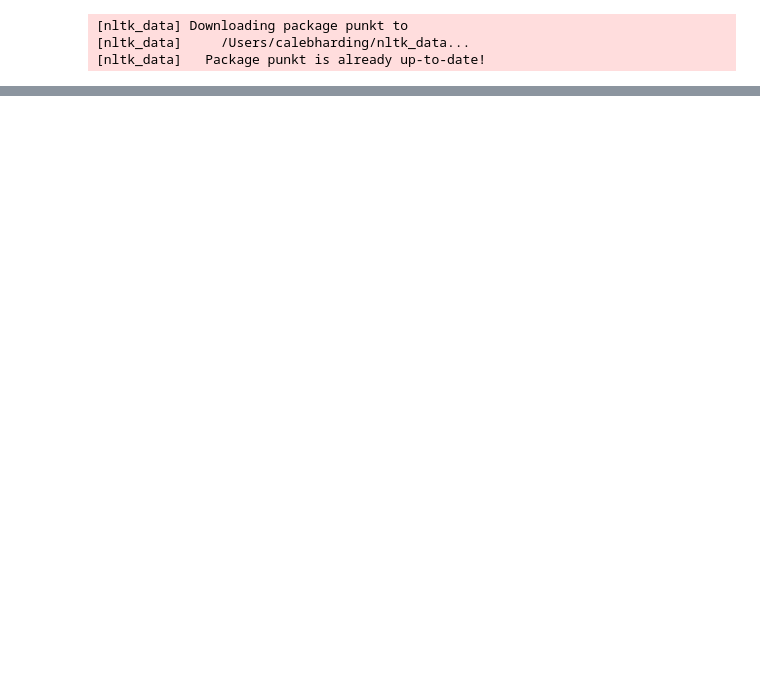
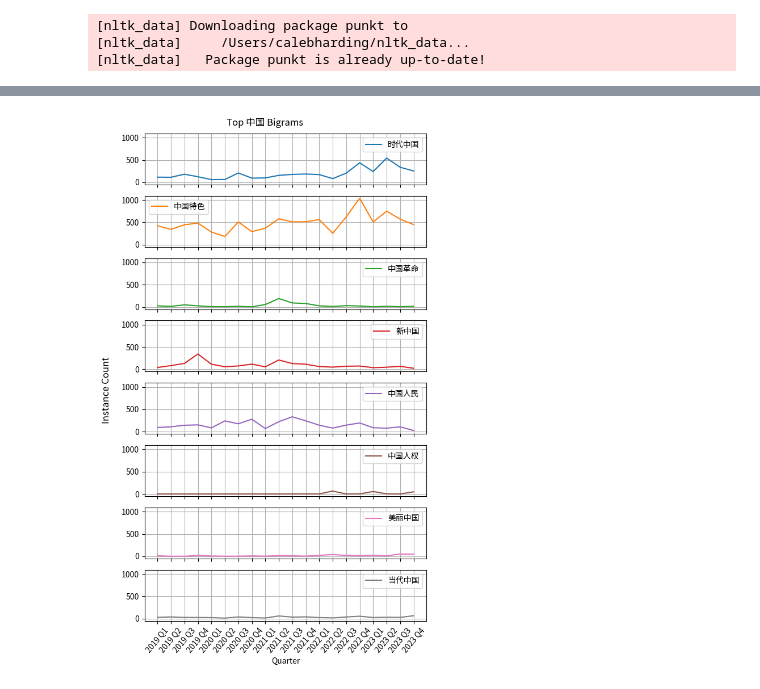
Before and after one commit to calebcsjm/China_Project, a Jupyter notebook: analyze_articles/context_analysis.ipynb, the cells around one changed output, grey strips where cells are left out. Cells and saved outputs as stored; diff of their text form; code cells hidden in the pictures; blank space fills up the shorter version.

```diff
--- a/analyze_articles/context_analysis.ipynb
+++ b/analyze_articles/context_analysis.ipynb
@@ -161,0 +265,3 @@ graph_top_n_ngrams(terms, "Most Common 经济 Bigrams", y_lim=[0, 150])
+# %%
+terms = get_top_n_ngrams(articles, "中国", 3, 2)
+terms
@@ -161,0 +273,4 @@ graph_top_n_ngrams(terms, "Most Common 经济 Bigrams", y_lim=[0, 150])
+# %%
+graph_top_n_ngrams(terms, "Top 中国 Bigrams", articles_df=articles)
+# %% [output]
+[figure, added]
```
Also changed, not shown: parts of 18 cells of this notebook, 1 other file.
